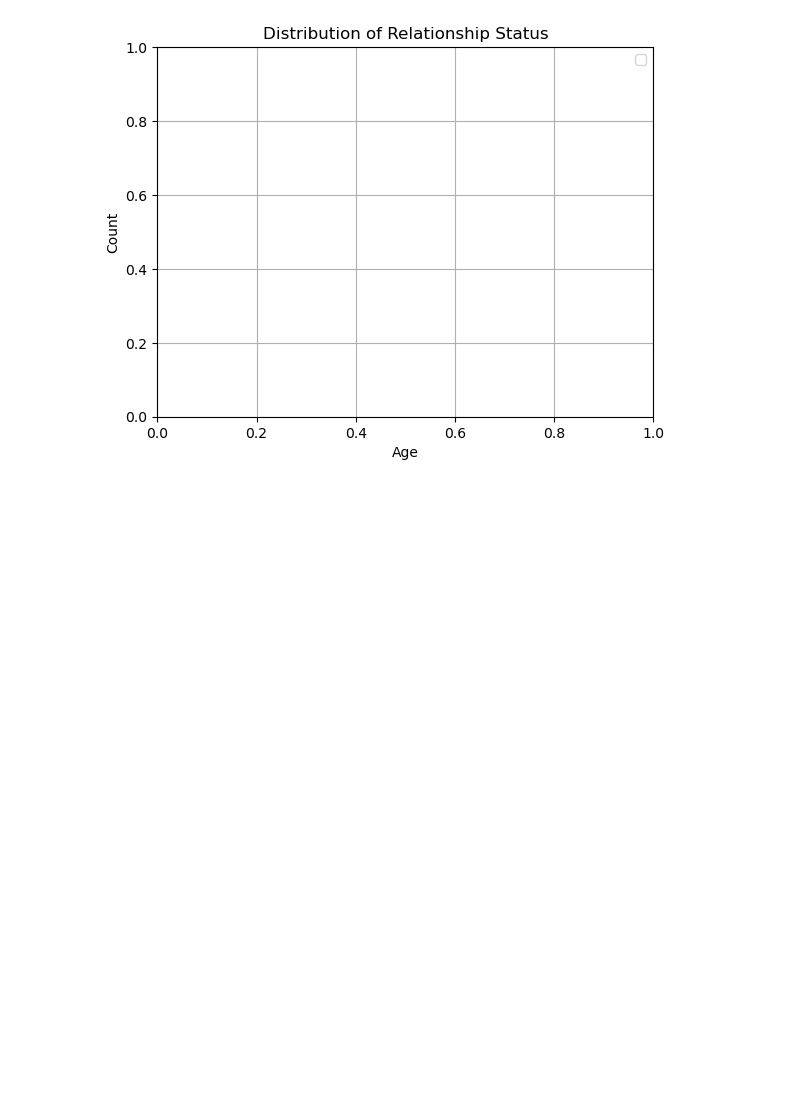
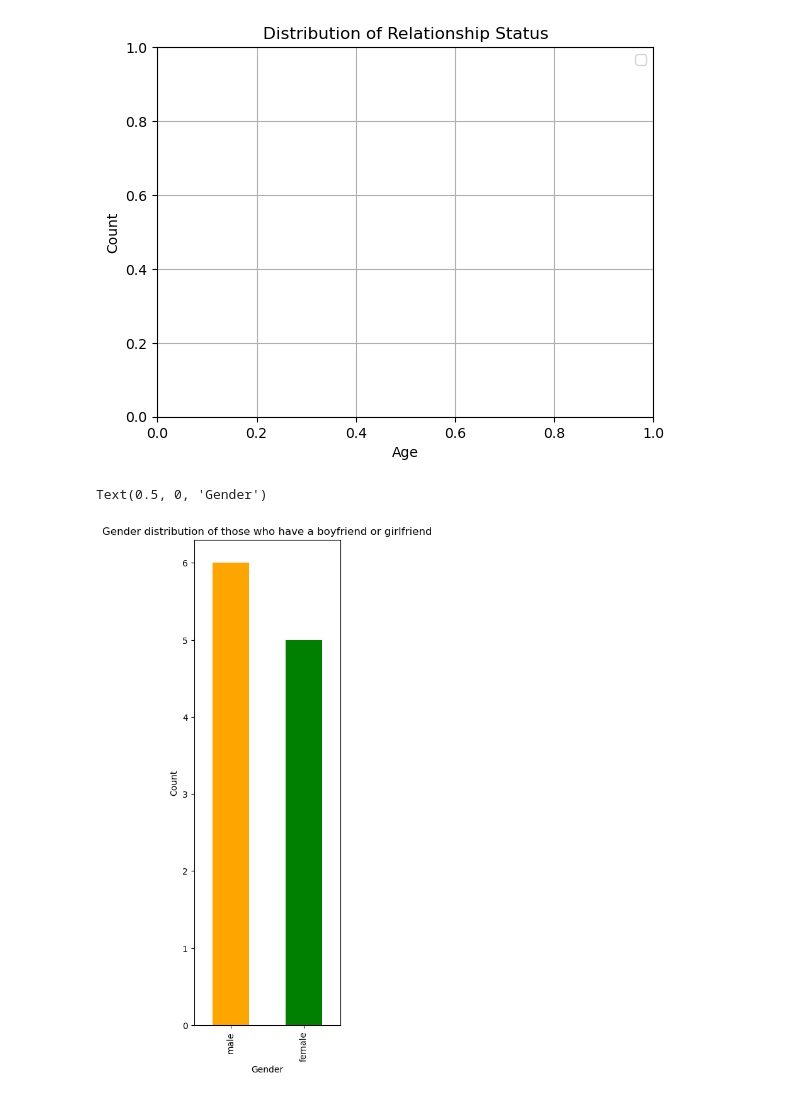
Before and after one commit to DerrickLegacy/python_lan_basic, a Jupyter notebook: Morning Session/derrick_ahaabwe_day8.ipynb, the cells around one changed output. Saved outputs shown, nothing was run; the diff lists cells and outputs as text; code cells hidden in the pictures; blank space fills up the shorter version.

```diff
--- a/Morning Session/derrick_ahaabwe_day8.ipynb
+++ b/Morning Session/derrick_ahaabwe_day8.ipynb
@@ -366,3 +352,14 @@ plt.show()
 [figure]
 No artists with labels found to put in legend.  Note that artists whose label start with an underscore are ignored when legend() is called with no argument.
 [figure]
+# %%
+# Gender distribution of those who have a boyfriend or girlfriend
+gender_has_bf_gf = data.loc[(data['sex'].isin(['male', 'female'])) & (data['has_bf_gf'] == 1)]['sex'].value_counts()
+
+ax = gender_has_bf_gf.plot(kind="bar", color=['orange','green'], figsize=(3,10))
+plt.title("Gender distribution of those who have a boyfriend or girlfriend")
+plt.ylabel("Count")
+plt.xlabel("Gender")
+# %% [output]
+Text(0.5, 0, 'Gender')
+[figure, added]
```
Also changed, not shown: parts of 1 cell of this notebook, 7 other files.
